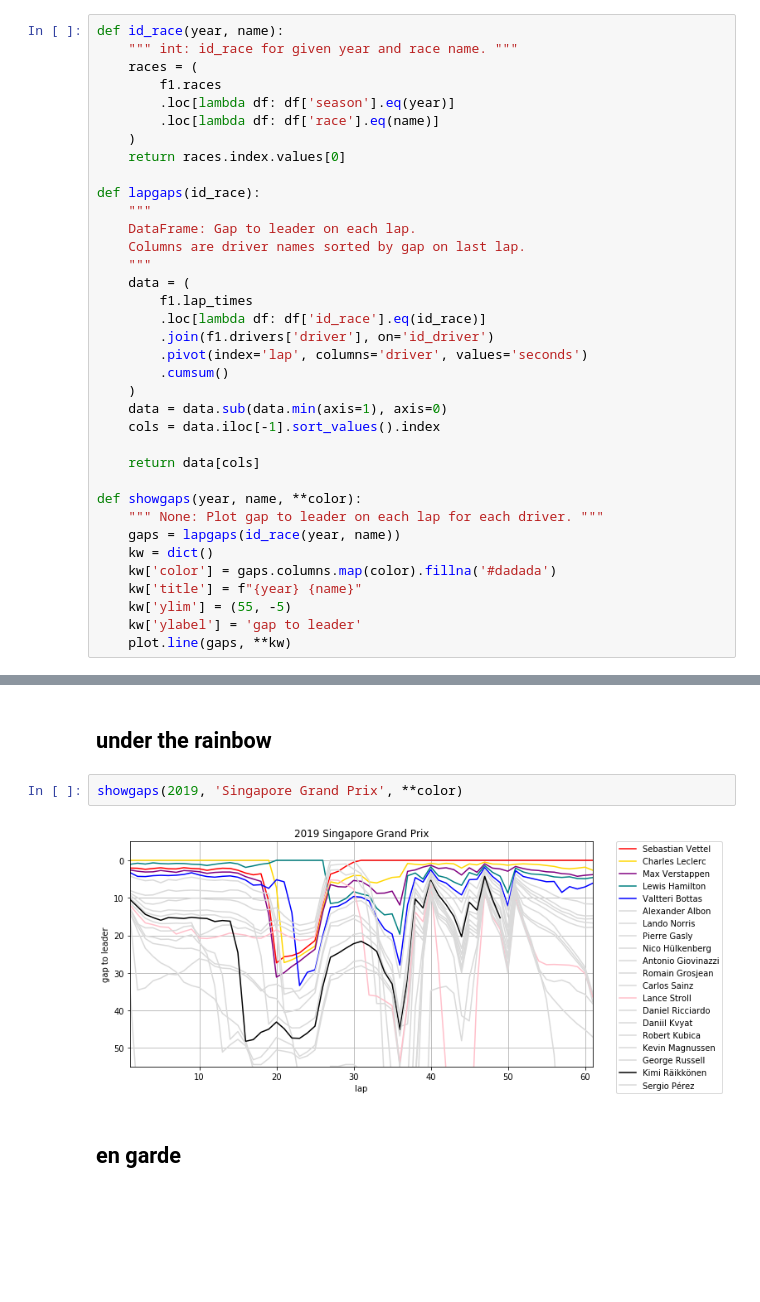
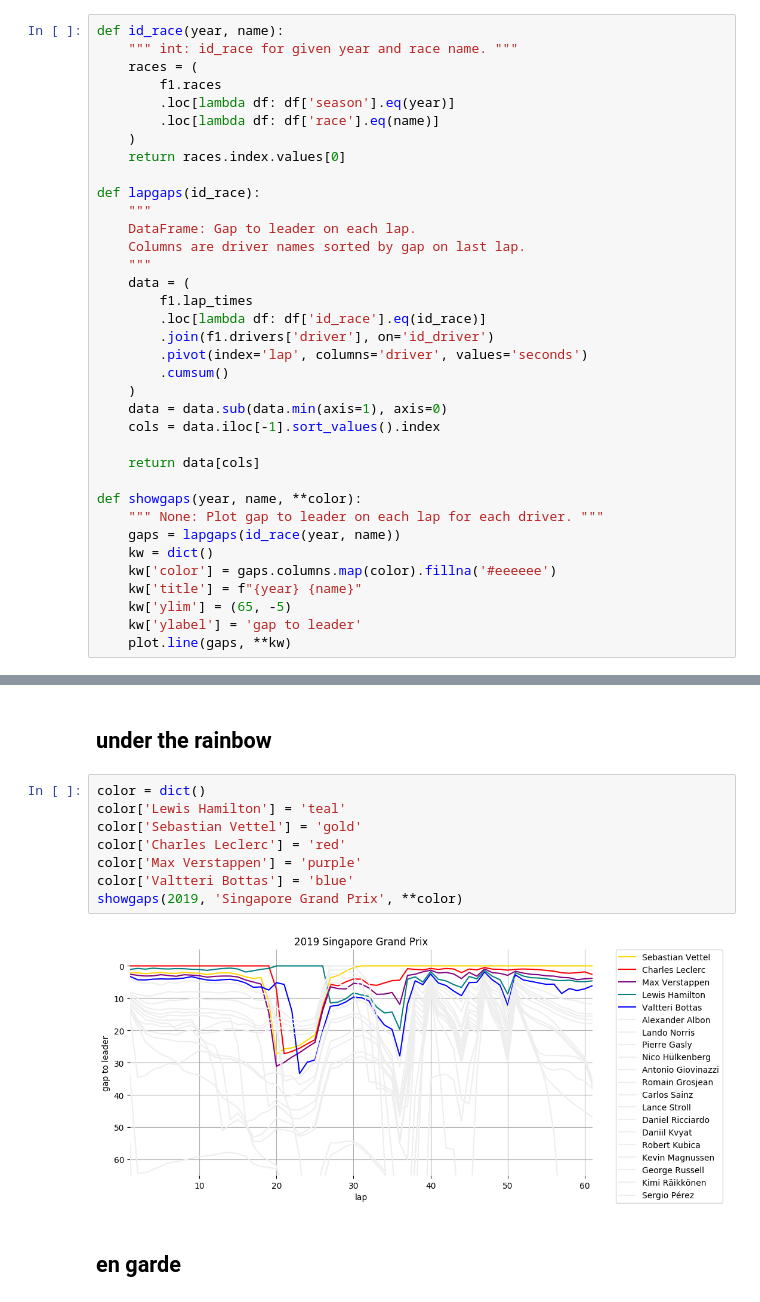
Before and after one commit to samkennerly/kingofsnake, a Jupyter notebook: books/viz/lines.ipynb, the cells around one changed output, grey strips where cells are left out. Saved outputs shown, nothing was run; the diff lists cells and outputs as text; blank space fills up the shorter version.

```diff
--- a/books/viz/lines.ipynb
+++ b/books/viz/lines.ipynb
@@ -48,8 +48,8 @@ def showgaps(year, name, **color):
     """ None: Plot gap to leader on each lap for each driver. """
     gaps = lapgaps(id_race(year, name))
     kw = dict()
-    kw['color'] = gaps.columns.map(color).fillna('#dadada')
+    kw['color'] = gaps.columns.map(color).fillna('#eeeeee')
     kw['title'] = f"{year} {name}"
-    kw['ylim'] = (55, -5)
+    kw['ylim'] = (65, -5)
     kw['ylabel'] = 'gap to leader'
     plot.line(gaps, **kw)
@@ -65,8 +56,14 @@ color['Lance Stroll'] = 'pink'
 # %% [markdown]
 ## under the rainbow
-# %%
-showgaps(2019, 'Singapore Grand Prix', **color)
-# %% [output]
-[figure, removed]
+# %%
+color = dict()
+color['Lewis Hamilton'] = 'teal'
+color['Sebastian Vettel'] = 'gold'
+color['Charles Leclerc'] = 'red'
+color['Max Verstappen'] = 'purple'
+color['Valtteri Bottas'] = 'blue'
+showgaps(2019, 'Singapore Grand Prix', **color)
+# %% [output]
+[figure, added]
 # %% [markdown]
 ## en garde
```
Also changed, not shown: parts of 10 cells of this notebook, 5 other files.
